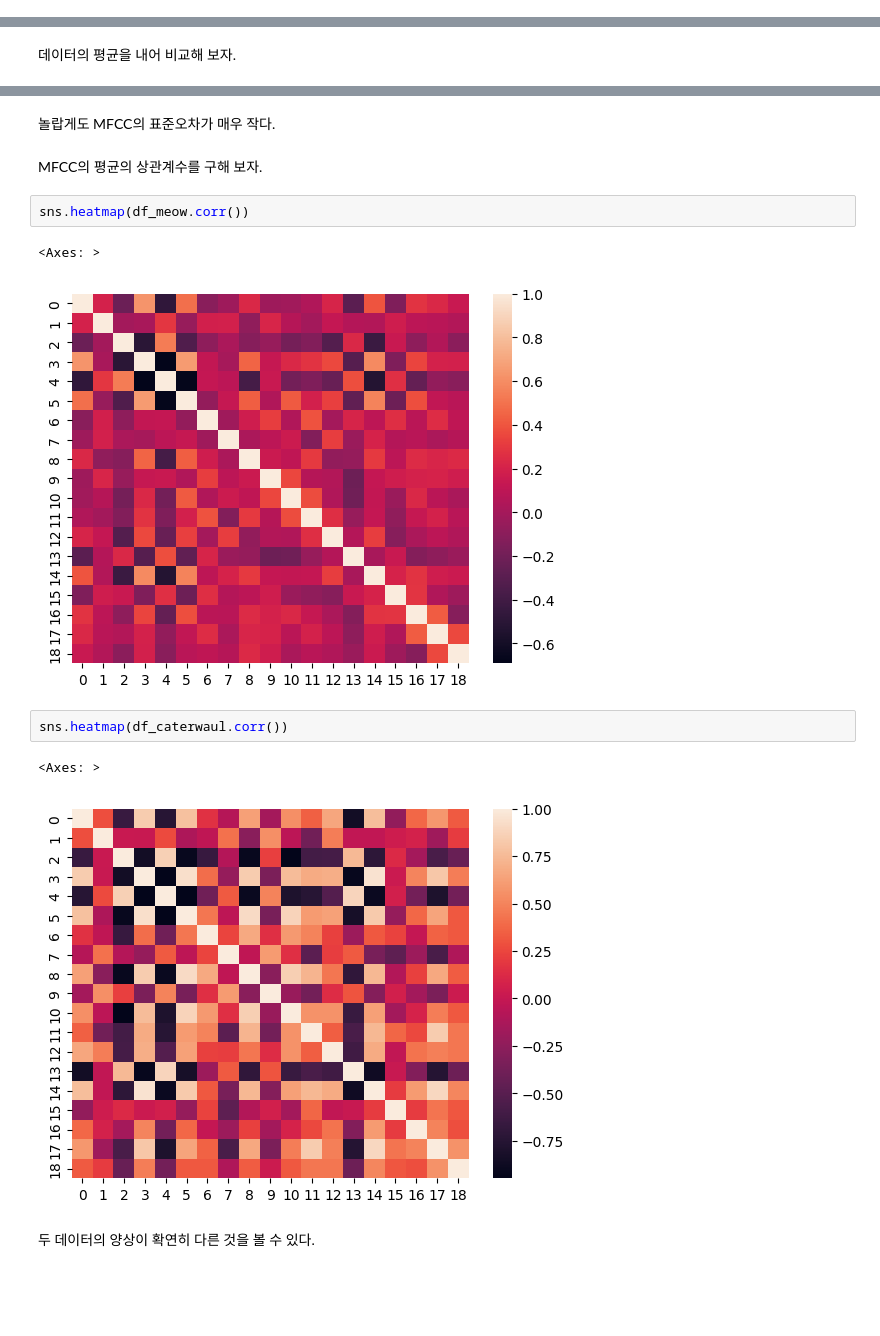
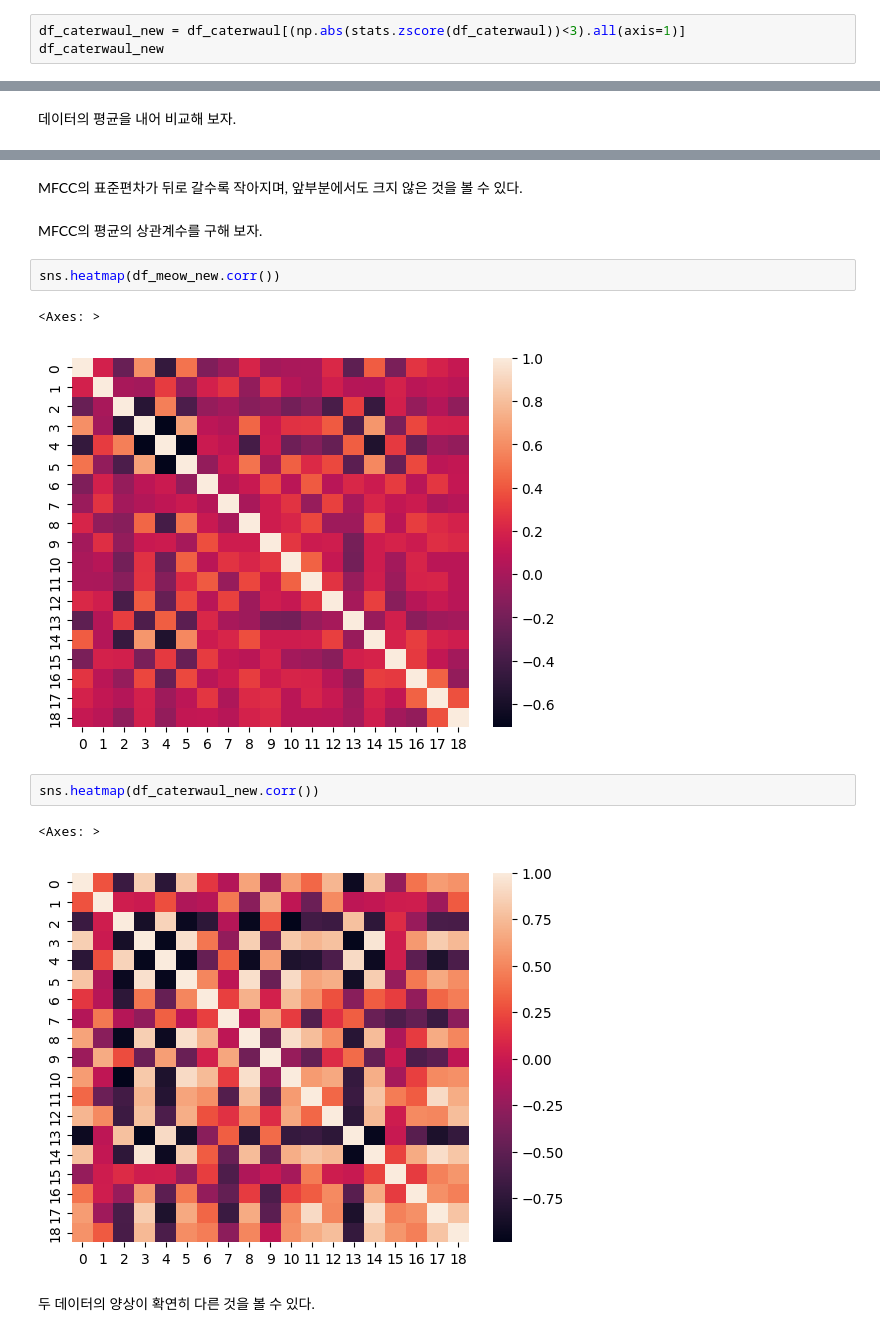
Before and after one commit to lukekim420/catclass, a Jupyter notebook: eda_mid.ipynb, the cells around one changed output, grey strips where cells are left out. Saved outputs shown, nothing was run; the diff lists cells and outputs as text; blank space fills up the shorter version.

```diff
--- a/eda_mid.ipynb
+++ b/eda_mid.ipynb
@@ -381,0 +462,3 @@ df_caterwaul = pd.read_csv("/catclass/augmented_data/structured_data/train/cater
+# %%
+df_caterwaul_new = df_caterwaul[(np.abs(stats.zscore(df_caterwaul))<3).all(axis=1)]
+df_caterwaul_new
@@ -452,16 +549,16 @@ plt.errorbar(x=np.arange(19),y=df_caterwaul.mean(), yerr=20*df_caterwaul.std()/n
-# %% [markdown]
-놀랍게도 MFCC의 표준오차가 매우 작다.
+# %% [markdown]
+MFCC의 표준편차가 뒤로 갈수록 작아지며, 앞부분에서도 크지 않은 것을 볼 수 있다.
 # %% [markdown]
 MFCC의 평균의 상관계수를 구해 보자.
 # %%
-sns.heatmap(df_meow.corr())
+sns.heatmap(df_meow_new.corr())
 # %% [output]
 <Axes: >
-[figure, old version]
+[figure, new version]
 # %%
-sns.heatmap(df_caterwaul.corr())
+sns.heatmap(df_caterwaul_new.corr())
 # %% [output]
 <Axes: >
-[figure, old version]
+[figure, new version]
 # %% [markdown]
 두 데이터의 양상이 확연히 다른 것을 볼 수 있다.
```
Also changed, not shown: parts of 25 cells of this notebook.
